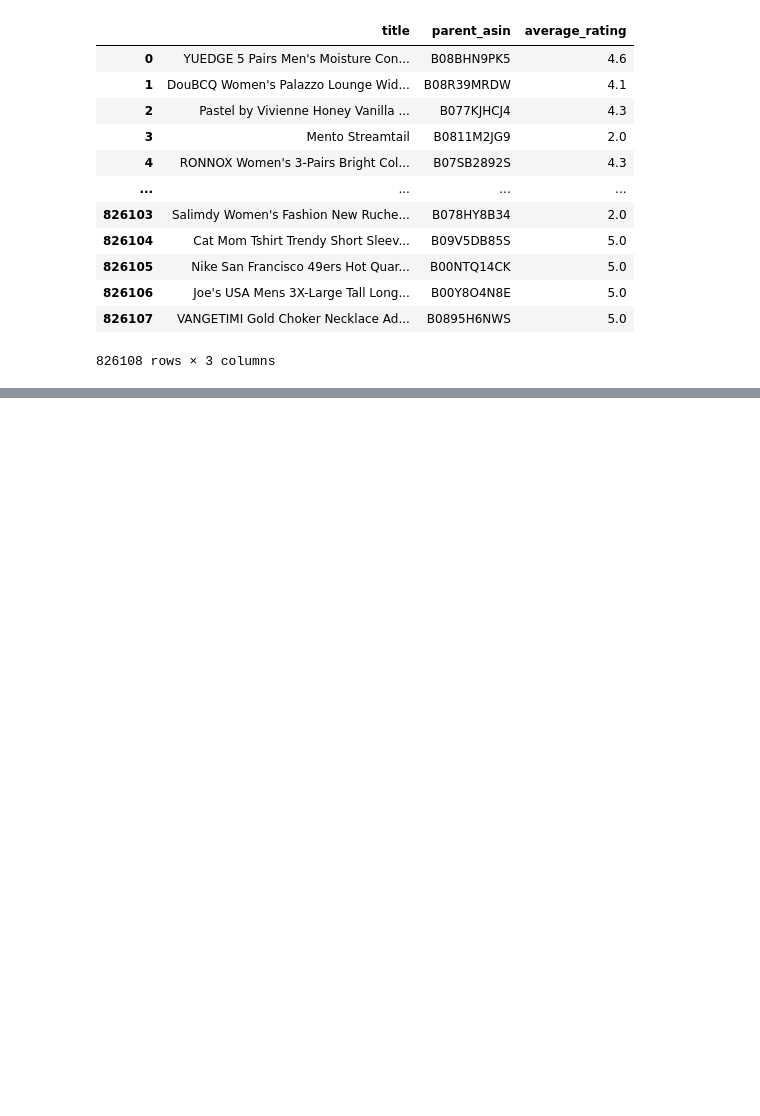
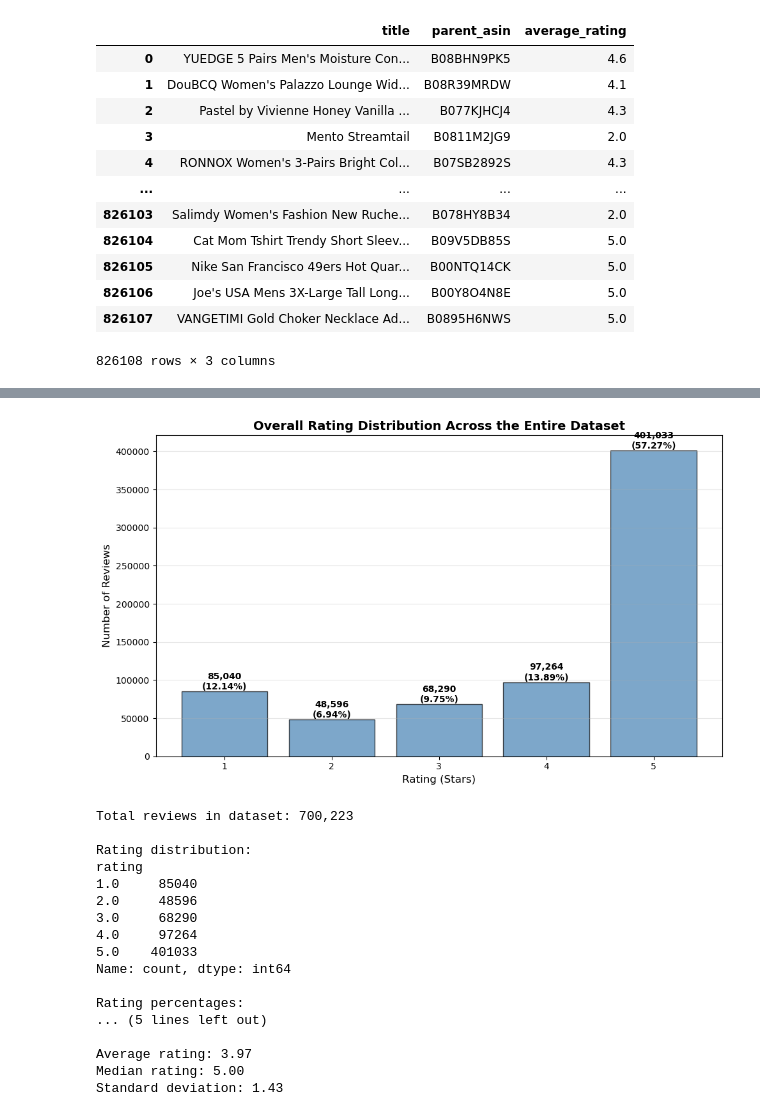
Before and after one commit to yxinzh/Reviews-to-Ratings, a Jupyter notebook: data.ipynb, the cells around one changed output, grey strips where cells are left out. Cells and saved outputs as stored; diff of their text form; code cells hidden in the pictures; blank space fills up the shorter version.

```diff
--- a/data.ipynb
+++ b/data.ipynb
@@ -91,0 +263,51 @@ merged_df
+# %%
+# Overall distribution of ratings across the whole dataset
+rating_dist = merged_df['rating'].value_counts().sort_index()
+rating_percentages = (merged_df['rating'].value_counts(normalize=True).sort_index() * 100).round(2)
+
+# Create bar chart
+plt.figure(figsize=(10, 6))
+bars = plt.bar(rating_dist.index, rating_dist.values, color='steelblue', edgecolor='black', alpha=0.7)
+plt.xlabel('Rating (Stars)', fontsize=12)
+plt.ylabel('Number of Reviews', fontsize=12)
+plt.title('Overall Rating Distribution Across the Entire Dataset', fontsize=14, fontweight='bold')
+plt.xticks(rating_dist.index)
+plt.grid(axis='y', alpha=0.3)
+
+# Add value labels on bars
+for rating, count in rating_dist.items():
+    plt.text(rating, count, f'{count:,}\n({rating_percentages[rating]}%)',
+             ha='center', va='bottom', fontsize=10, fontweight='bold')
+
+plt.tight_layout()
+plt.show()
+
+# Print summary statistics
+print(f"Total reviews in dataset: {len(merged_df):,}")
+print(f"\nRating distribution:")
+print(rating_dist)
+print(f"\nRating percentages:")
+for rating in sorted(rating_percentages.index):
+    print(f"  {rating} stars: {rating_percentages[rating]}% ({rating_dist[rating]:,} reviews)")
+print(f"\nAverage rating: {merged_df['rating'].mean():.2f}")
+print(f"Median rating: {merged_df['rating'].median():.2f}")
+print(f"Standard deviation: {merged_df['rating'].std():.2f}")
+# %% [output]
+[figure, added]
+Total reviews in dataset: 700,223
+
+Rating distribution:
+rating
+1.0     85040
+2.0     48596
+3.0     68290
+4.0     97264
+5.0    401033
+Name: count, dtype: int64
+
+Rating percentages:
+... (5 lines left out)
+
+Average rating: 3.97
+Median rating: 5.00
+Standard deviation: 1.43
```
Also changed, not shown: parts of 13 cells of this notebook.
